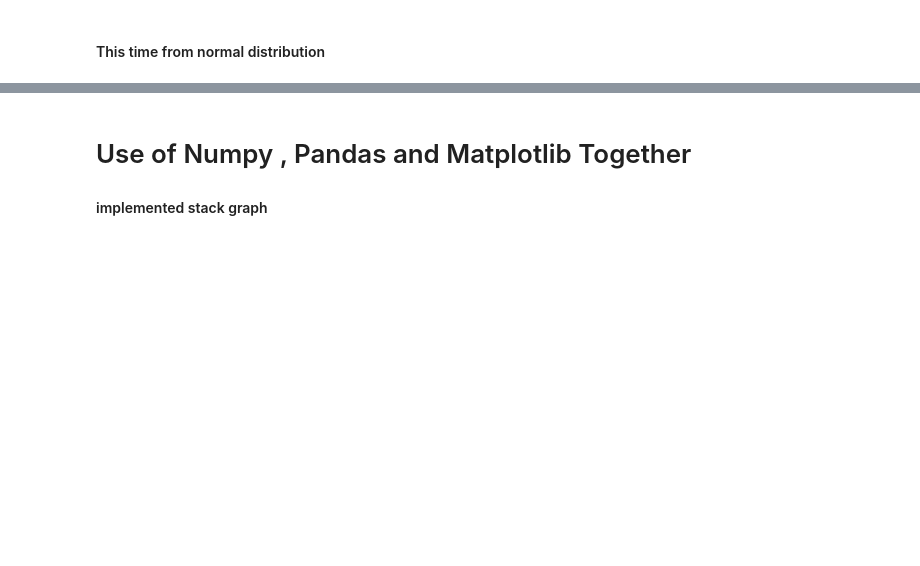
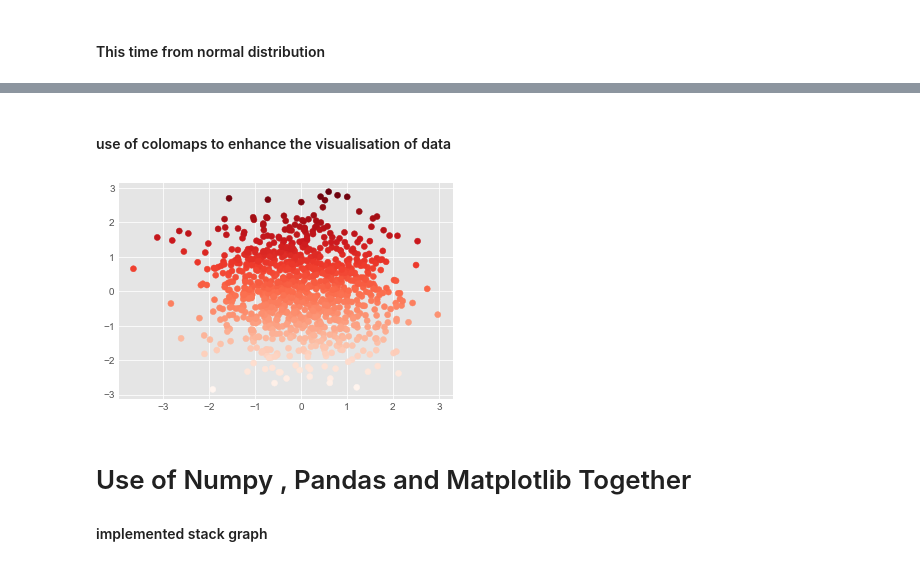
Before and after one commit to PetalsOnWind/Statistics-and-Econometrics-for-Data-Science, a Jupyter notebook: notebooks/intro-numpy-pandas-matplotlib.ipynb, the cells around one changed output, grey strips where cells are left out. Saved outputs shown, nothing was run; the diff lists cells and outputs as text; code cells hidden in the pictures; blank space fills up the shorter version.

Commit message:
added 3 functions in numpy and 1 graph in matplotlib #3

```diff
--- a/notebooks/intro-numpy-pandas-matplotlib.ipynb
+++ b/notebooks/intro-numpy-pandas-matplotlib.ipynb
@@ -506,3 +541,13 @@ plt.scatter(np.random.normal(0,1,1000), np.random.normal(0,1,1000))
+# %% [markdown]
+#### use of colomaps to enhance the visualisation of data
+# %%
+x= np.random.normal(0,1,1000)
+y= np.random.normal(0,1,1000)
+
+plt.scatter(x,y , c=y , cmap=plt.cm.Reds)
+plt.show()
+# %% [output]
+[figure, added]
 # %% [markdown]
 # Use of Numpy , Pandas and Matplotlib Together
 
```
Also changed, not shown: parts of 13 cells of this notebook.
